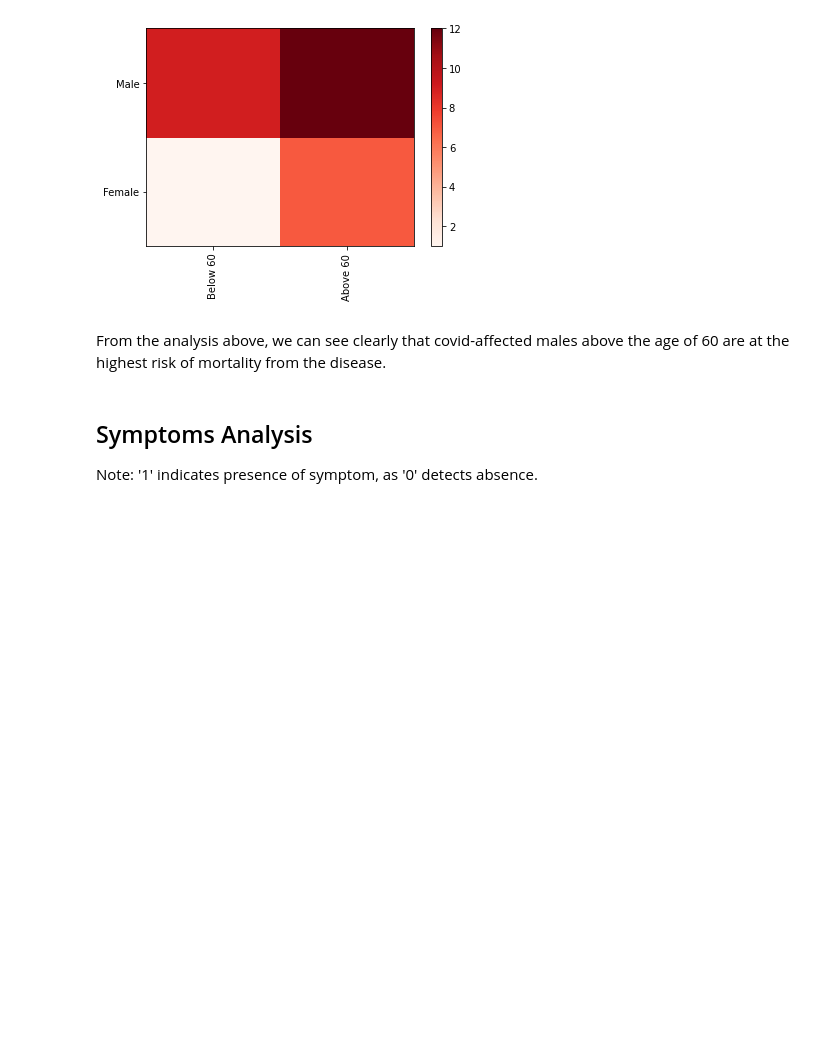
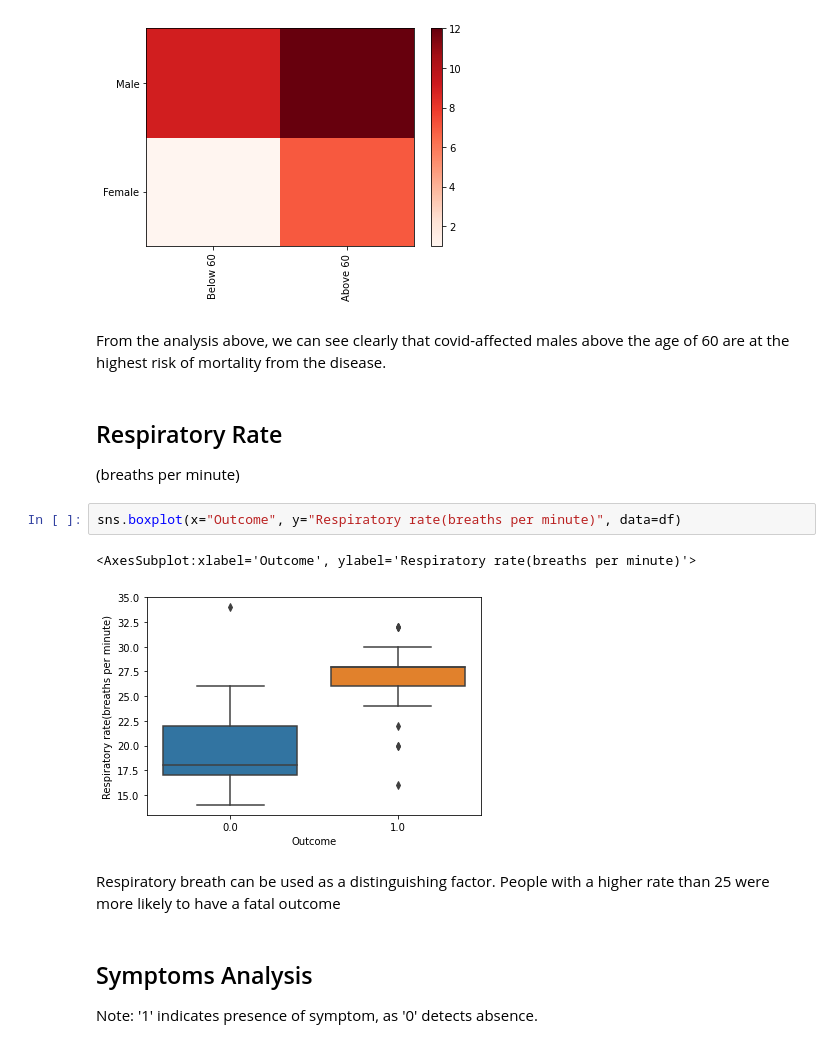
Before and after one commit to pandeyanuradha/Importance-of-SARS-CoV-2-Genomic-Surveillance-Mutations-and-Risk-Stratification, a Jupyter notebook: notebooks/Visual Analysis.ipynb, the cells around one changed output. Saved outputs shown, nothing was run; the diff lists cells and outputs as text; blank space fills up the shorter version.

```diff
--- a/notebooks/Visual Analysis.ipynb
+++ b/notebooks/Visual Analysis.ipynb
@@ -63,6 +111,16 @@ The ratio comes out to be 1.83 which indicates a man has a 1.83 times greater ch
 ![image.png](attachment:image.png)
 # %% [markdown]
 From the analysis above, we can see clearly that covid-affected males above the age of 60 are at the highest risk of mortality from the disease.
+# %% [markdown]
+## Respiratory Rate
+(breaths per minute)
+# %%
+sns.boxplot(x="Outcome", y="Respiratory rate(breaths per minute)", data=df)
+# %% [output]
+<AxesSubplot:xlabel='Outcome', ylabel='Respiratory rate(breaths per minute)'>
+[figure, added]
+# %% [markdown]
+Respiratory breath can be used as a distinguishing factor. People with a higher rate than 25 were more likely to have a fatal outcome
 # %% [markdown]
 ## Symptoms Analysis
 
```
Also changed, not shown: parts of 14 cells of this notebook, 1 other file.
